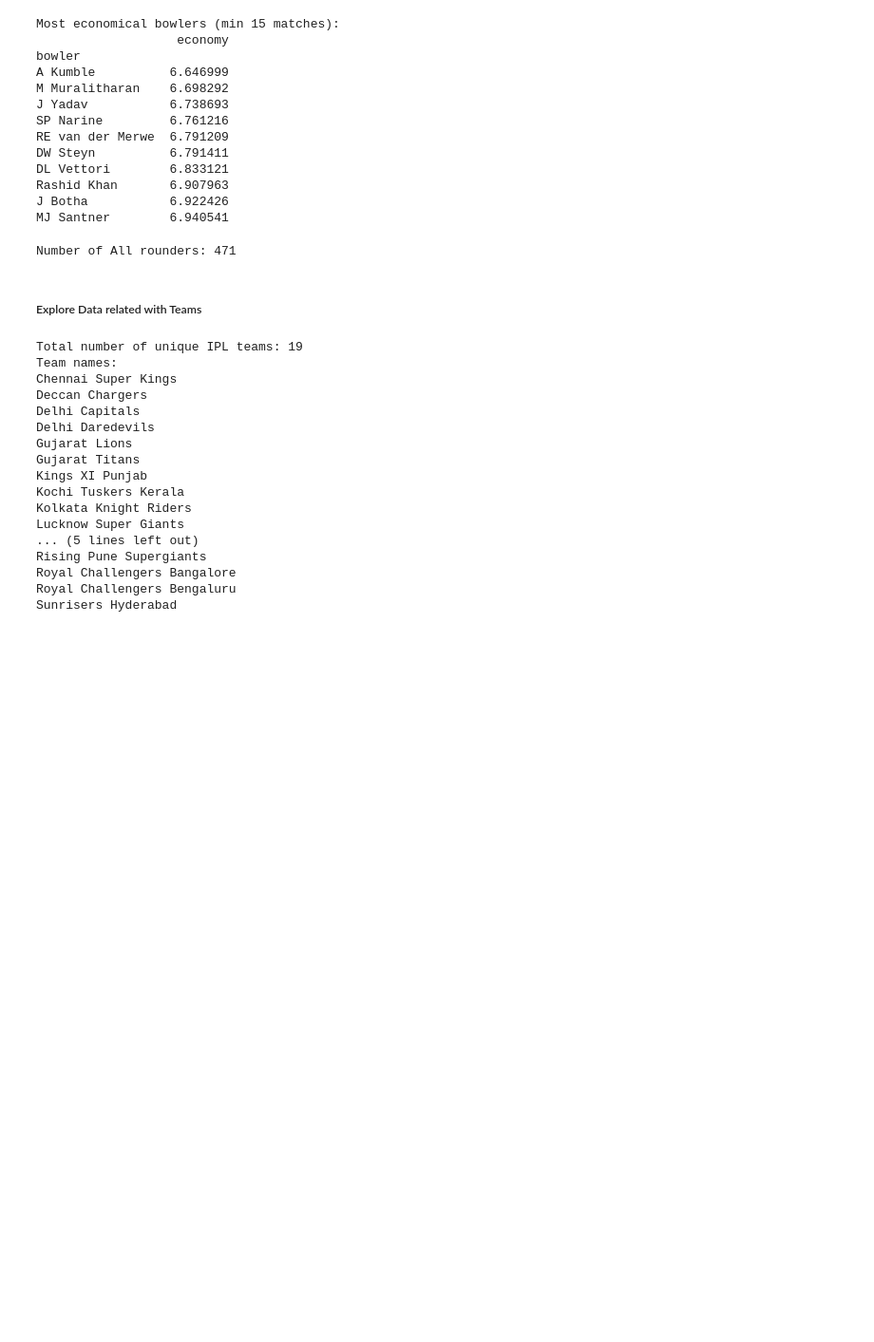
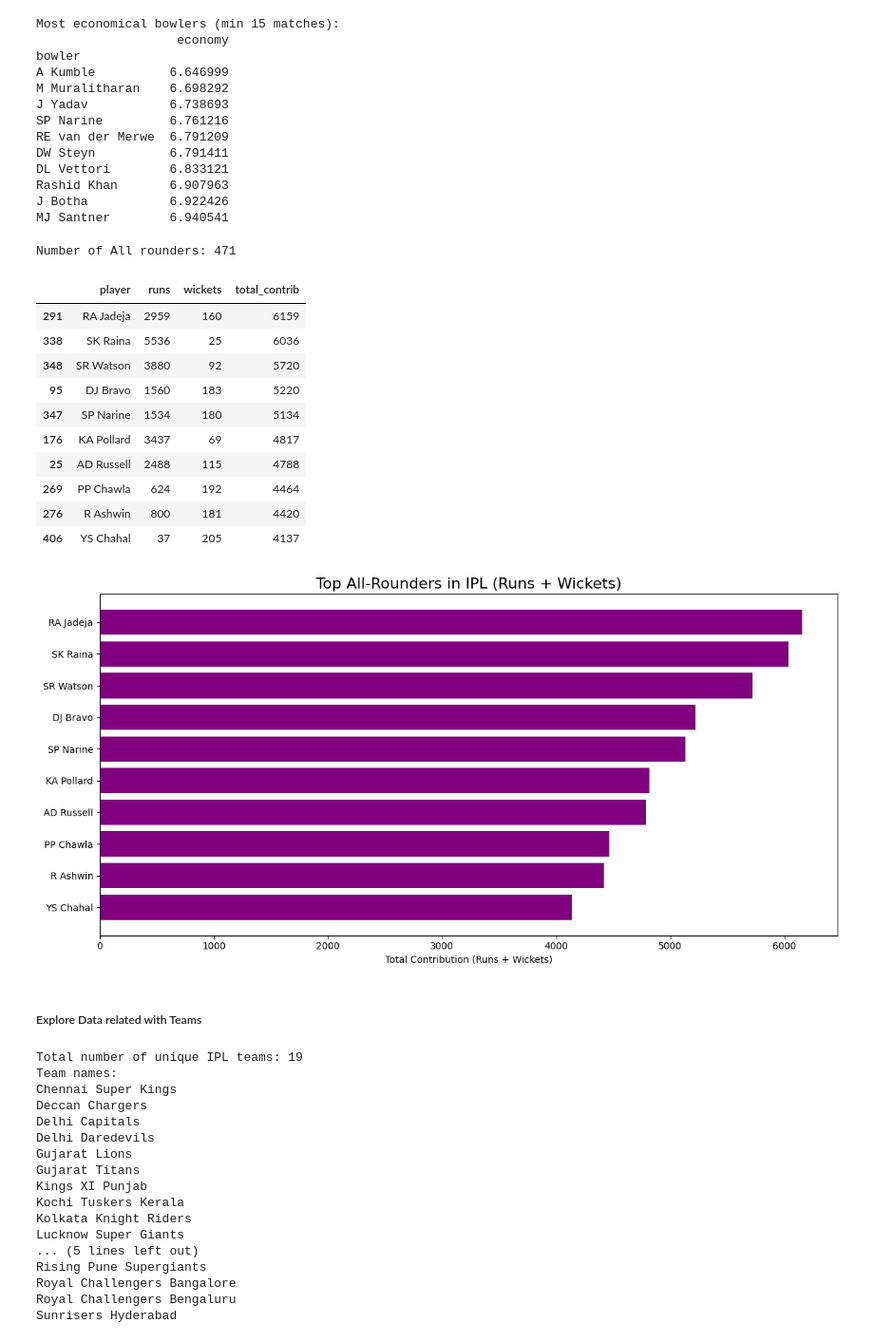
Before and after one commit to Parth-0804/DS_PROJEKT_AIM, a Jupyter notebook: 01_data/GR04_ipynb_Hiregoudar1_Ravaliya2_GoblipurBhanuprakashNag3.ipynb, the cells around one changed output. Shown at 95% size. Drawn from its saved outputs; the diff is of its cells as text; code cells hidden in the pictures; blank space fills up the shorter version.

```diff
--- a/01_data/GR04_ipynb_Hiregoudar1_Ravaliya2_GoblipurBhanuprakashNag3.ipynb
+++ b/01_data/GR04_ipynb_Hiregoudar1_Ravaliya2_GoblipurBhanuprakashNag3.ipynb
@@ -536,6 +682,45 @@ all_rounders = bat_set.intersection(bowl_set)
 print(f"Number of All rounders: {len(all_rounders)}")
 # %% [output]
 Number of All rounders: 471
+# %%
+# Total runs by player
+runs = deliveries.groupby('batter')['batsman_runs'].sum().reset_index()
+runs.columns = ['player', 'runs']
+
+# Total wickets
+wickets = deliveries[deliveries['is_wicket'] == 1]
+wickets = wickets[wickets['dismissal_kind'] != 'run out']
+wicket_counts = wickets.groupby('bowler').size().reset_index(name='wickets')
+wicket_counts.columns = ['player', 'wickets']
+
+# Merge both
+all_rounders = pd.merge(runs, wicket_counts, on='player')
+all_rounders['total_contrib'] = all_rounders['runs'] + all_rounders['wickets'] * 20  # weight wickets higher
+all_rounders= all_rounders[all_rounders['wickets']> 20]  # Filter out players with no wickets
+
+top_all_rounders = all_rounders.sort_values('total_contrib', ascending=False).head(10)
+display(top_all_rounders)
+# Plotting the top all-rounders
+plt.figure(figsize=(12, 6))
+plt.barh(top_all_rounders['player'], top_all_rounders['total_contrib'], color='purple')
+plt.xlabel('Total Contribution (Runs + Wickets)')
+plt.title('Top All-Rounders in IPL (Runs + Wickets)', fontsize=16)
+plt.gca().invert_yaxis()
+plt.tight_layout()
+plt.show()
+# %% [output]
+|  | player | runs | wickets | total_contrib |
+| 291 | RA Jadeja | 2959 | 160 | 6159 |
+| 338 | SK Raina | 5536 | 25 | 6036 |
+| 348 | SR Watson | 3880 | 92 | 5720 |
+| 95 | DJ Bravo | 1560 | 183 | 5220 |
+| 347 | SP Narine | 1534 | 180 | 5134 |
+| 176 | KA Pollard | 3437 | 69 | 4817 |
+| 25 | AD Russell | 2488 | 115 | 4788 |
+| 269 | PP Chawla | 624 | 192 | 4464 |
+| 276 | R Ashwin | 800 | 181 | 4420 |
+| 406 | YS Chahal | 37 | 205 | 4137 |
+[figure, added]
 # %% [markdown]
 ##### Explore Data related with Teams
 # %%
```
Also changed, not shown: parts of 10 cells of this notebook.
